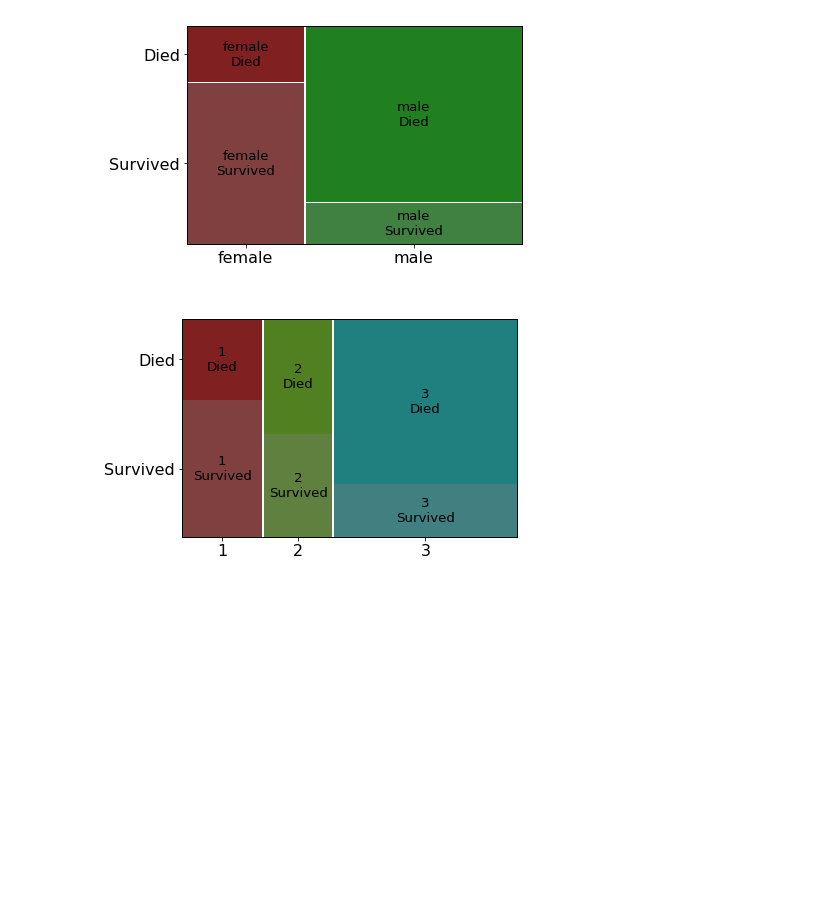
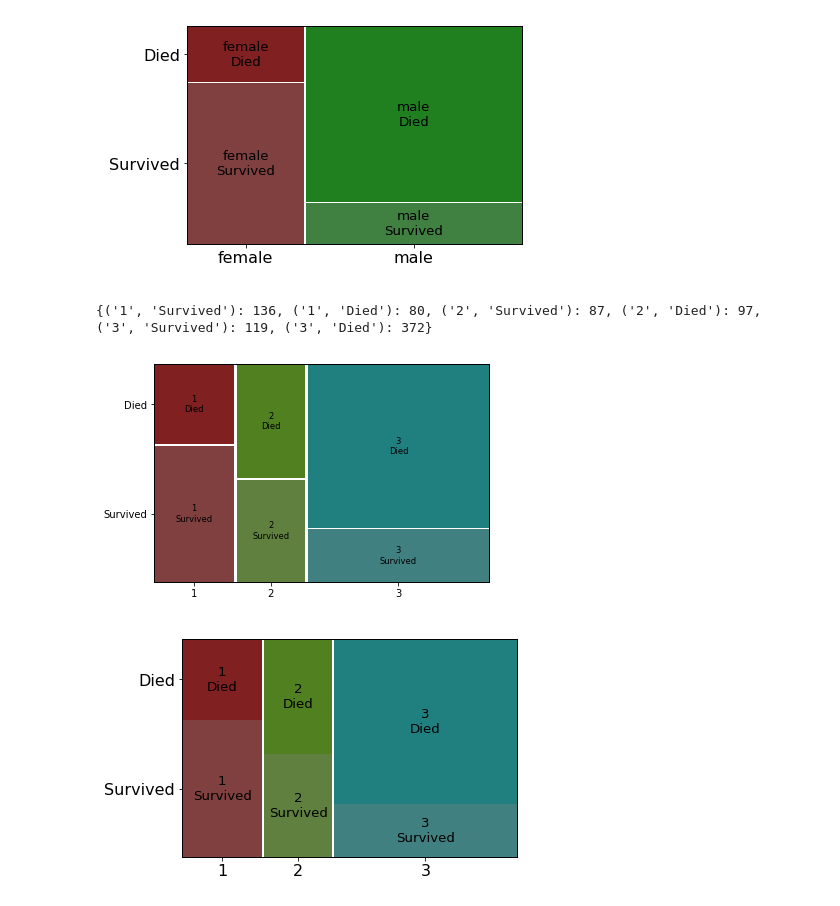
Before and after one commit to SebastianRLeon/MetNumUN2022II, a Jupyter notebook: Quiz3/jrodriguezleo_Quiz3.ipynb, the cells around one changed output. Cells and saved outputs as stored; diff of their text form; code cells hidden in the pictures; blank space fills up the shorter version.

```diff
--- a/Quiz3/jrodriguezleo_Quiz3.ipynb
+++ b/Quiz3/jrodriguezleo_Quiz3.ipynb
@@ -767,4 +765,23 @@ plt.show()
 # %% [markdown]
 ![image.png](embedded-picture-1)
+# %%
+df2 =titanic[['Survived','Pclass']].value_counts()
+
+one_survived = df2[1][1]
+two_survived = df2[1][2]
+three_survived = df2[1][3]
+
+one_died = df2[0][1]
+two_died = df2[0][2]
+three_died = df2[0][3]
+
+Data2 = {('1','Survived'):one_survived,('1','Died'):one_died,('2','Survived'):two_survived,('2','Died'):two_died,('3','Survived'):three_survived,('3','Died'):three_died}
+print(Data2)
+
+ms.mosaic(data=Data2,gap=0.01)
+plt.show()
+# %% [output]
+{('1', 'Survived'): 136, ('1', 'Died'): 80, ('2', 'Survived'): 87, ('2', 'Died'): 97, ('3', 'Survived'): 119, ('3', 'Died'): 372}
+[figure, added]
 # %% [markdown]
 ![image.png](embedded-picture-1)
```
Also changed, not shown: parts of 4 cells of this notebook.
